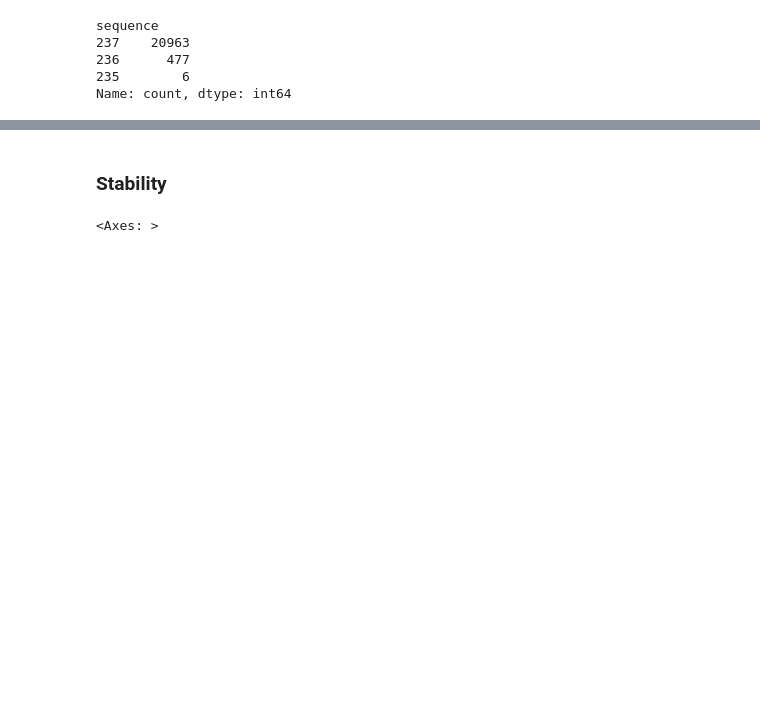
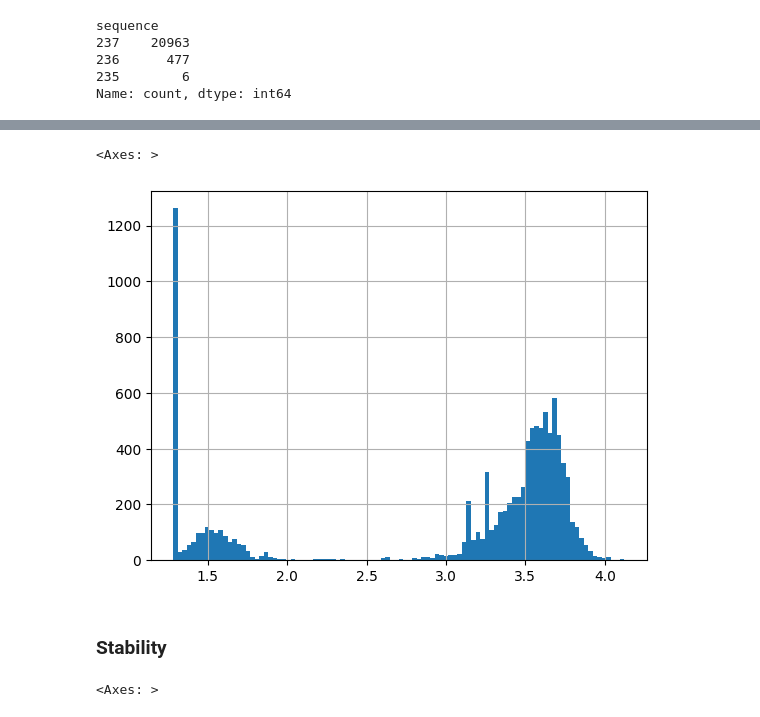
Before and after one commit to dylanell/protein-benchmark-models, a Jupyter notebook: notebooks/0.tape_eda.ipynb, the cells around one changed output, grey strips where cells are left out. Drawn from its saved outputs; the diff is of its cells as text; code cells hidden in the pictures; blank space fills up the shorter version.

```diff
--- a/notebooks/0.tape_eda.ipynb
+++ b/notebooks/0.tape_eda.ipynb
@@ -24,3 +47,8 @@ train_df["target"].hist(bins=100)
+# %%
+train_df[train_df["num_mutations"] == 3]["target"].hist(bins=100)
+# %% [output]
+<Axes: >
+[figure, added]
 # %% [markdown]
 ### Stability
 # %%
```
Also changed, not shown: parts of 5 cells of this notebook, 5 other files.
